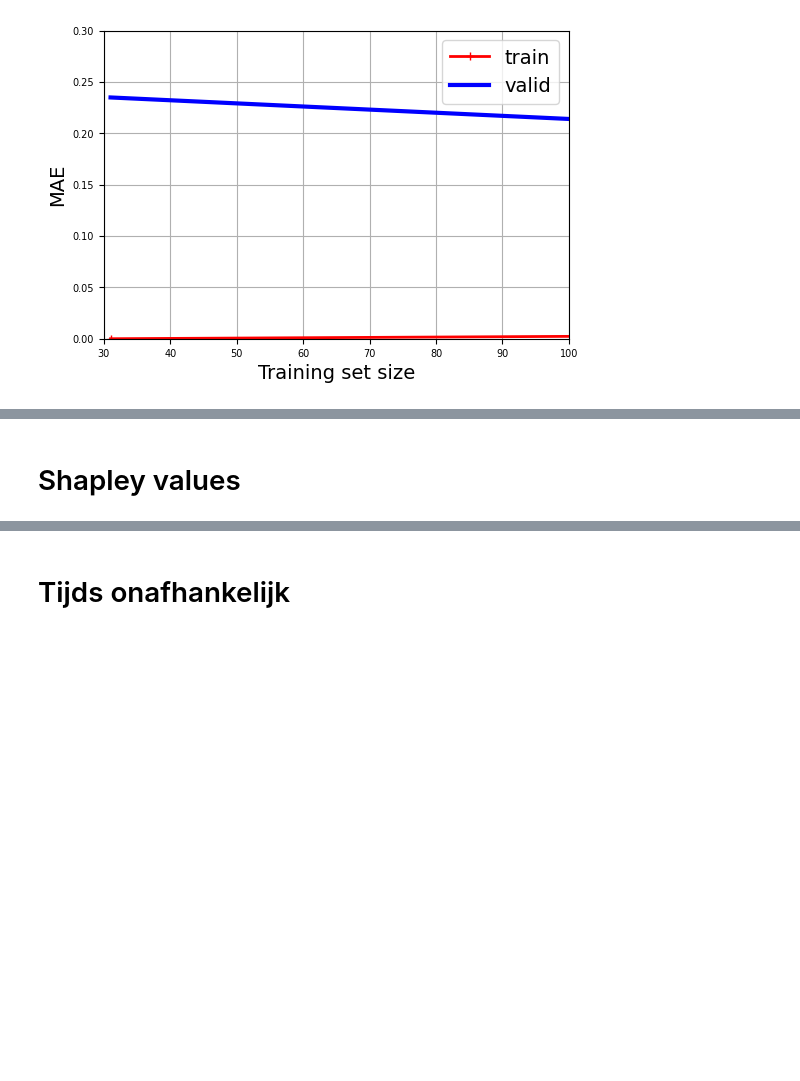
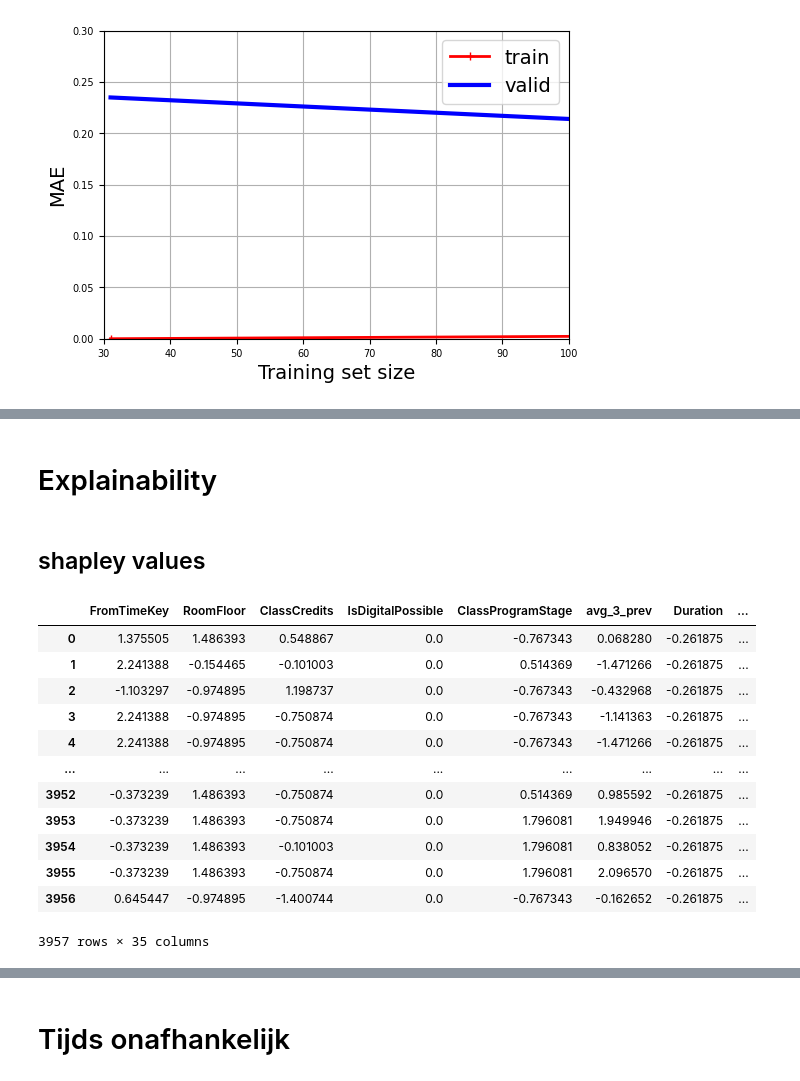
Before and after one commit to Arnz3/ml-project, a Jupyter notebook: werkje.ipynb, the cells around one changed output, grey strips where cells are left out. Saved outputs shown, nothing was run; the diff lists cells and outputs as text; code cells hidden in the pictures; blank space fills up the shorter version.

```diff
--- a/werkje.ipynb
+++ b/werkje.ipynb
@@ -919,0 +975,29 @@ MAE: 0.17378129313681237
+# %%
+from xgboost import XGBRegressor
+from sklearn.model_selection import GridSearchCV, TimeSeriesSplit, RandomizedSearchCV
+
+params = {
+    "xgb_reg__learning_rate": [0.01, 0.1, 0.5, 1],
+    "xgb_reg__n_estimators": [100, 500, 1000],
+    "xgb_reg__max_depth": [2, 5, 10]
+}
+
+xgb_reg = Pipeline([
+    ("preprocessing", preprocessing),
+    ("xgb_reg", XGBRegressor(random_state=42))
+])
+
+xgb_randomized_search = RandomizedSearchCV(
+    xgb_reg,
+    params,
+    scoring="neg_mean_absolute_error",
+    cv=TimeSeriesSplit(n_splits=3),
+    n_iter=10
+)
+
+xgb_randomized_search.fit(X_train, y_train)
+
+mae = mean_absolute_error(y_test, xgb_randomized_search.predict(X_test))
+print("Best Hyperparameters:", xgb_randomized_search.best_params_)
+print("Best score:", xgb_randomized_search.best_score_)
+print("MAE:", mae)
@@ -1006,2 +1125,25 @@ plt.show()
 # %% [markdown]
-# Shapley values
+# Explainability
+# %% [markdown]
+## shapley values
+# %%
+X_train_encoded = preprocessing.fit_transform(X_train)
+columns = preprocessing.get_feature_names_out()
+X_train_encoded = pd.DataFrame(X_train_encoded, columns=columns)
+
+X_train_encoded.columns = X_train_encoded.columns.str.replace("pipeline-1__", "").str.replace("pipeline-2__", "")
+X_train_encoded
+# %% [output]
+|  | FromTimeKey | RoomFloor | ClassCredits | IsDigitalPossible | ClassProgramStage | avg_3_prev | Duration | ... |
+| 0 | 1.375505 | 1.486393 | 0.548867 | 0.0 | -0.767343 | 0.068280 | -0.261875 | ... |
+| 1 | 2.241388 | -0.154465 | -0.101003 | 0.0 | 0.514369 | -1.471266 | -0.261875 | ... |
+| 2 | -1.103297 | -0.974895 | 1.198737 | 0.0 | -0.767343 | -0.432968 | -0.261875 | ... |
+| 3 | 2.241388 | -0.974895 | -0.750874 | 0.0 | -0.767343 | -1.141363 | -0.261875 | ... |
+| 4 | 2.241388 | -0.974895 | -0.750874 | 0.0 | -0.767343 | -1.471266 | -0.261875 | ... |
+| ... | ... | ... | ... | ... | ... | ... | ... | ... |
+| 3952 | -0.373239 | 1.486393 | -0.750874 | 0.0 | 0.514369 | 0.985592 | -0.261875 | ... |
+| 3953 | -0.373239 | 1.486393 | -0.750874 | 0.0 | 1.796081 | 1.949946 | -0.261875 | ... |
+| 3954 | -0.373239 | 1.486393 | -0.101003 | 0.0 | 1.796081 | 0.838052 | -0.261875 | ... |
+| 3955 | -0.373239 | 1.486393 | -0.750874 | 0.0 | 1.796081 | 2.096570 | -0.261875 | ... |
+| 3956 | 0.645447 | -0.974895 | -1.400744 | 0.0 | -0.767343 | -0.162652 | -0.261875 | ... |
+3957 rows × 35 columns
```
Also changed, not shown: parts of 26 cells of this notebook, 6 other files.
